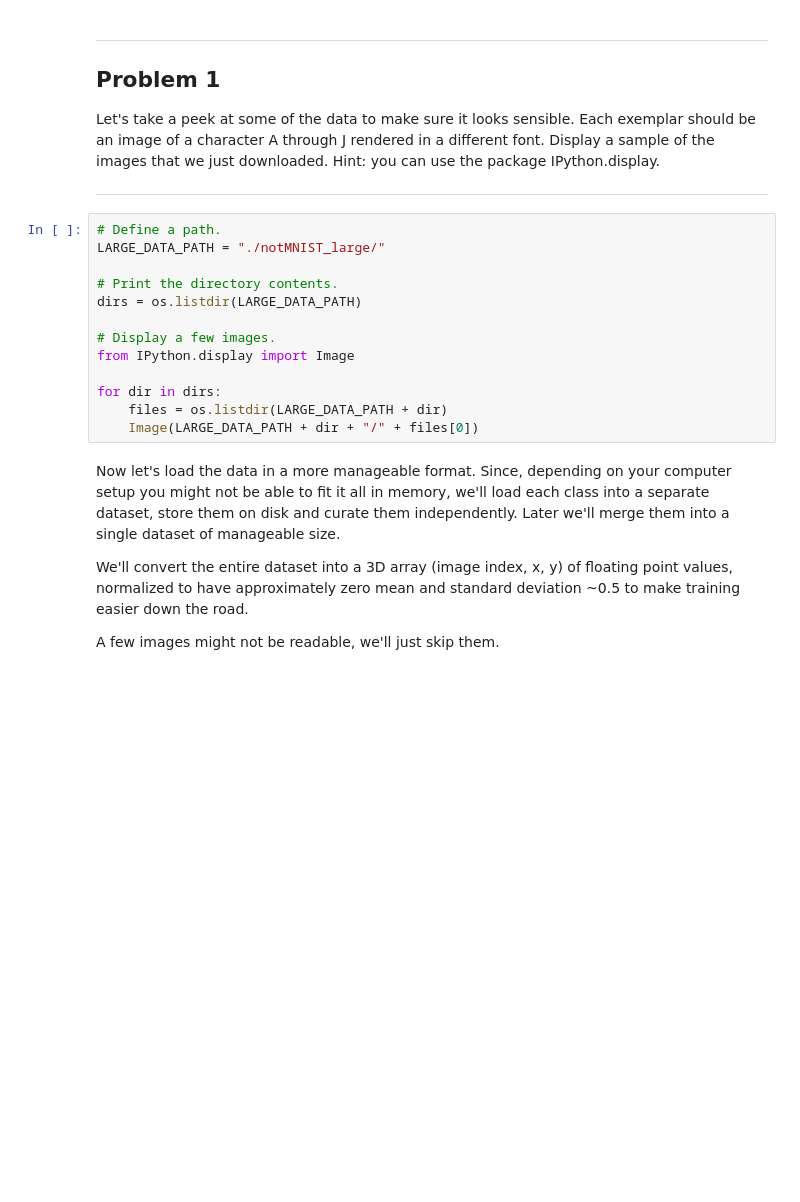
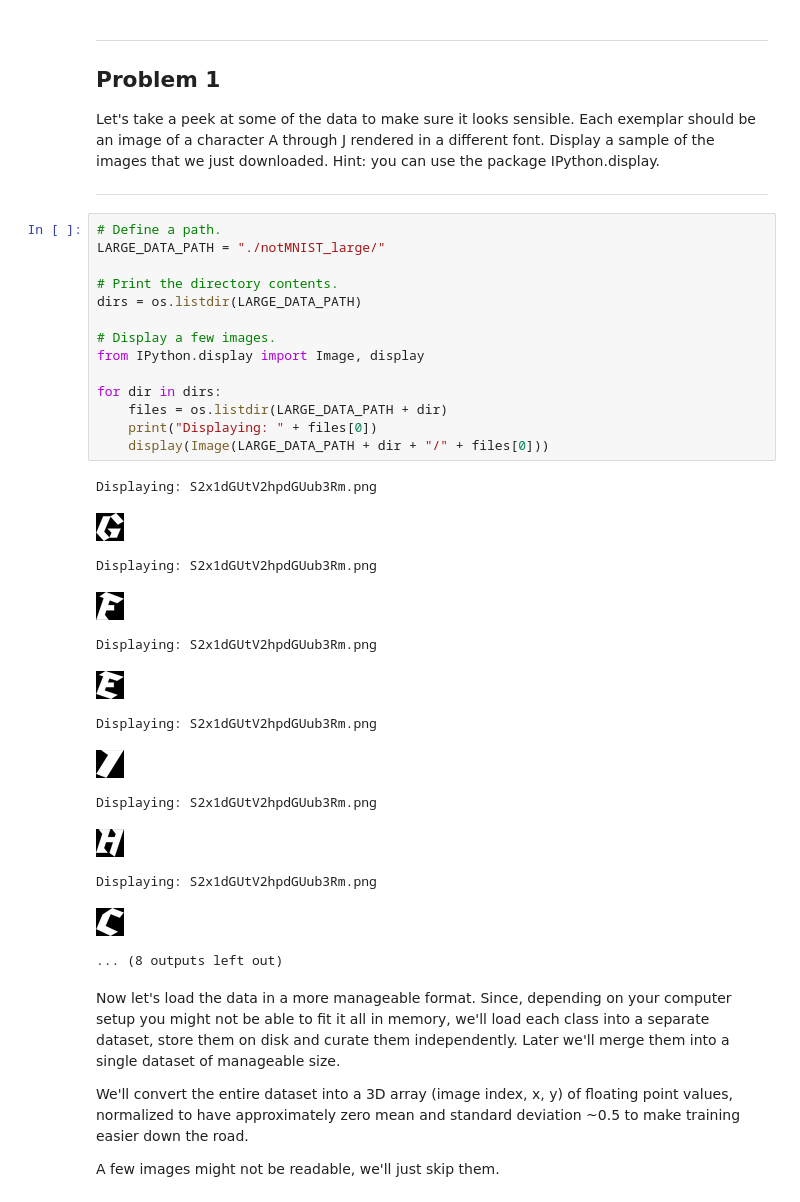
Before and after one commit to bwv988/ud730, a Jupyter notebook: assignment1/1_notmnist.ipynb, the cells around one changed output. Saved outputs shown, nothing was run; the diff lists cells and outputs as text; blank space fills up the shorter version.

```diff
--- a/assignment1/1_notmnist.ipynb
+++ b/assignment1/1_notmnist.ipynb
@@ -119,16 +119,31 @@ Let's take a peek at some of the data to make sure it looks sensible. Each exemp
 # %%
 # Define a path.
 LARGE_DATA_PATH = "./notMNIST_large/"
 
 # Print the directory contents.
 dirs = os.listdir(LARGE_DATA_PATH)
 
 # Display a few images.
-from IPython.display import Image
+from IPython.display import Image, display
 
 for dir in dirs:
     files = os.listdir(LARGE_DATA_PATH + dir)
-    Image(LARGE_DATA_PATH + dir + "/" + files[0])
+    print("Displaying: " + files[0])
+    display(Image(LARGE_DATA_PATH + dir + "/" + files[0]))
+# %% [output]
+Displaying: S2x1dGUtV2hpdGUub3Rm.png
+[figure, added]
+Displaying: S2x1dGUtV2hpdGUub3Rm.png
+[figure, added]
+Displaying: S2x1dGUtV2hpdGUub3Rm.png
+[figure, added]
+Displaying: S2x1dGUtV2hpdGUub3Rm.png
+[figure, added]
+Displaying: S2x1dGUtV2hpdGUub3Rm.png
+[figure, added]
+Displaying: S2x1dGUtV2hpdGUub3Rm.png
+[figure, added]
+... (8 outputs left out)
 # %% [markdown]
 Now let's load the data in a more manageable format. Since, depending on your computer setup you might not be able to fit it all in memory, we'll load each class into a separate dataset, store them on disk and curate them independently. Later we'll merge them into a single dataset of manageable size.
 
```
Also changed, not shown: parts of 2 cells of this notebook.
